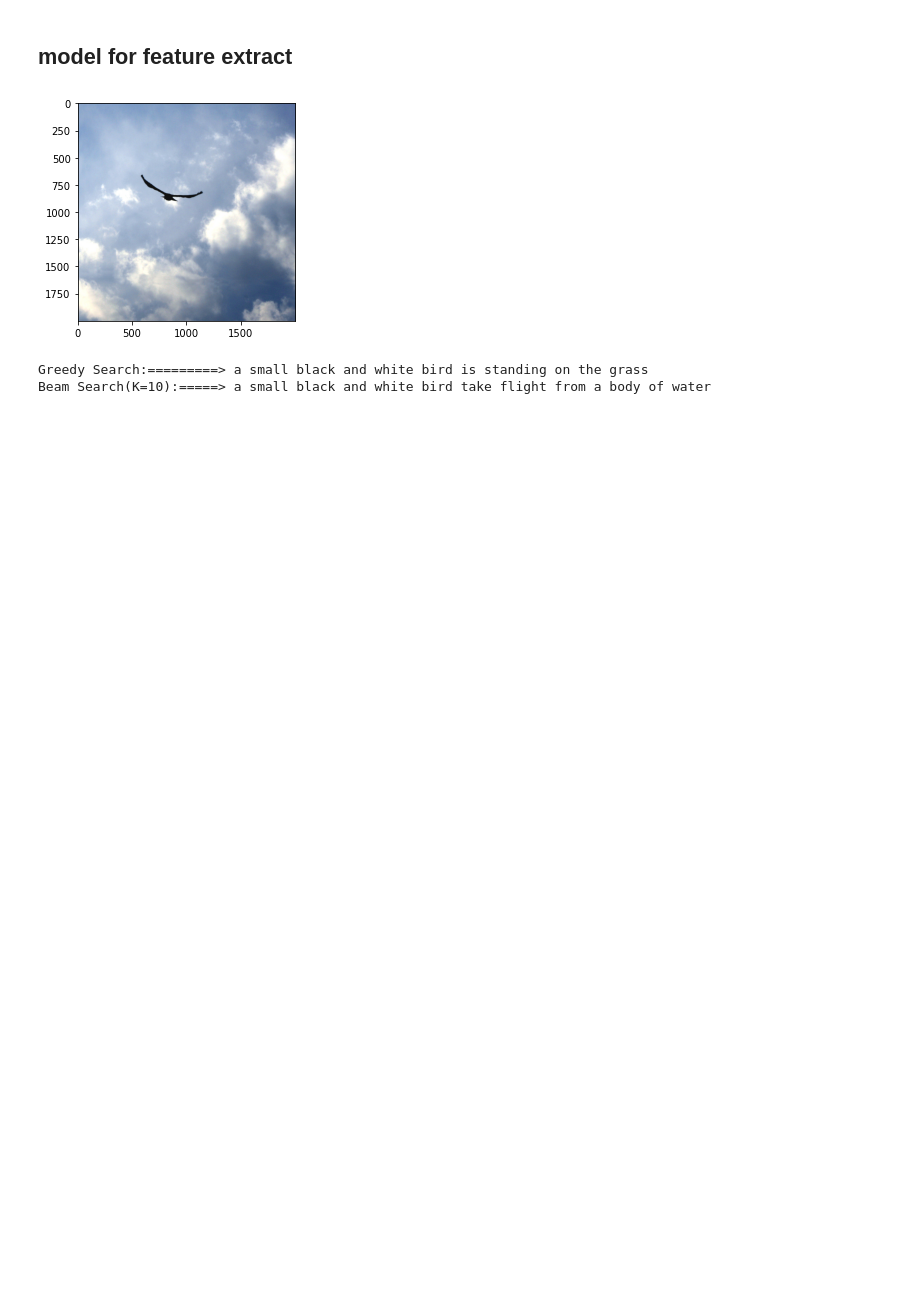
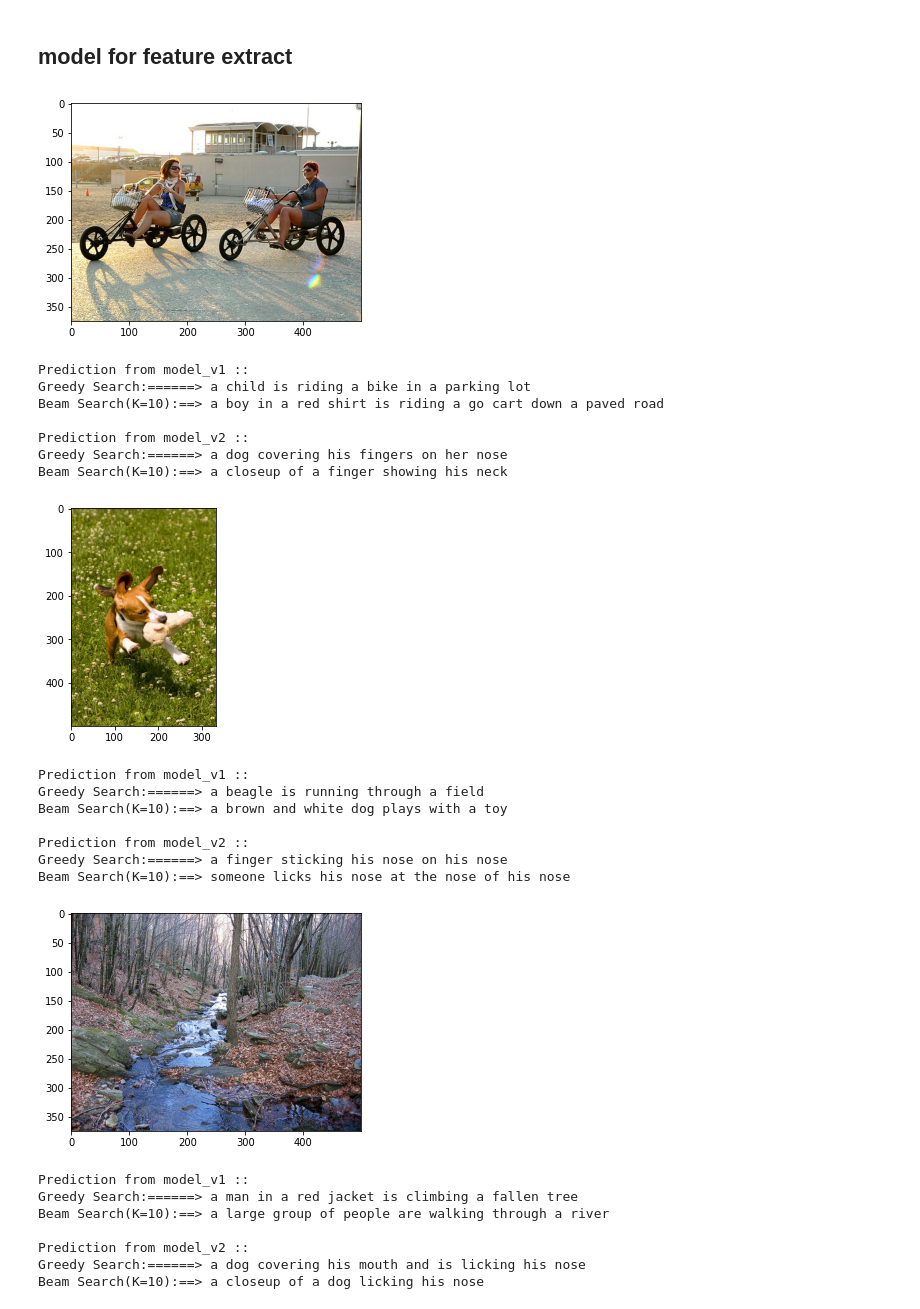
Before and after one commit to gdscnitp/The-Visual-Aide, a Jupyter notebook: sourcecode/Model/forPrediction.ipynb, the cells around one changed output. Saved outputs shown, nothing was run; the diff lists cells and outputs as text; code cells hidden in the pictures; blank space fills up the shorter version.

```diff
--- a/sourcecode/Model/forPrediction.ipynb
+++ b/sourcecode/Model/forPrediction.ipynb
@@ -53,10 +66,23 @@ def preprocess(image_path):
     x = np.expand_dims(x, axis=0)
     x = preprocess_input(x)
     return x
+
+def preprocess2(image_path):
+    img = image.load_img(image_path, target_size=(224, 224))
+    x = image.img_to_array(img)
+    x = np.expand_dims(x, axis=0)
+    x = keras.applications.resnet_v2.preprocess_input(x)
+    return x
 # %%
 def encode(image_byme):
     image = preprocess(image_byme)
-    fea_vec = model_featureExtr.predict(image)
+    fea_vec = model_incv3_v1.predict(image)
     fea_vec = np.reshape(fea_vec, fea_vec.shape[1])
     return fea_vec
+
+def encode2(image):
+    image = preprocess2(image)
+    fea_vec = model_rnv2_v1.predict(image)
+    fea_vec = np.reshape(fea_vec, fea_vec.shape[1])
+    return fea_vec
 # %%
@@ -117,16 +199,47 @@ def beam_search_predictions(image, beam_index = 3):
-# %%
-image_byme = '../testingImage/singlebird.jpg'
-
-encoded_img = encode(image_byme)
-encoded_img = encoded_img.reshape(1,2048)
-x=plt.imread(image_byme)
-plt.imshow(x)
-plt.show()
-# %% [output]
-[figure, removed]
-# %%
-print("Greedy Search:=========>",greedySearch(encoded_img))
-print("Beam Search(K=10):=====>",beam_search_predictions(encoded_img, beam_index = 10))
-# %% [output]
-Greedy Search:=========> a small black and white bird is standing on the grass
-Beam Search(K=10):=====> a small black and white bird take flight from a body of water
+# %%
+image_name = os.listdir(r"../testingImage/")
+image_path = '../testingImage/'
+# %%
+for oneimg in image_name:
+    full_img_path = image_path+str(oneimg)
+
+    encoded_img1 = encode( full_img_path )
+    encoded_img1 = encoded_img1.reshape(1,2048)
+    encoded_img2 = encode2( full_img_path )
+    encoded_img2 = encoded_img2.reshape(1,2048)
+
+    x = plt.imread(full_img_path)
+    plt.imshow(x)
+    plt.show()
+    print("Prediction from model_v1 ::")
+    print("Greedy Search:======>",greedySearch_v1(encoded_img1,caption_model_v1))
+    print("Beam Search(K=10):==>",beam_search_predictions_v1(encoded_img1,caption_model_v1, beam_index = 10))
+
+    print("\nPrediction from model_v2 ::")
+    print("Greedy Search:======>",greedySearch_v2(encoded_img1, encoded_img2, caption_model_v2))
+    print("Beam Search(K=10):==>",beam_search_predictions_v2(encoded_img1, encoded_img2, caption_model_v2, beam_index = 10))
+# %% [output]
+[figure, added]
+Prediction from model_v1 ::
+Greedy Search:======> a child is riding a bike in a parking lot
+Beam Search(K=10):==> a boy in a red shirt is riding a go cart down a paved road
+
+Prediction from model_v2 ::
+Greedy Search:======> a dog covering his fingers on her nose
+Beam Search(K=10):==> a closeup of a finger showing his neck
+[figure, added]
+Prediction from model_v1 ::
+Greedy Search:======> a beagle is running through a field
+Beam Search(K=10):==> a brown and white dog plays with a toy
+
+Prediction from model_v2 ::
+Greedy Search:======> a finger sticking his nose on his nose
+Beam Search(K=10):==> someone licks his nose at the nose of his nose
+[figure, added]
+Prediction from model_v1 ::
+Greedy Search:======> a man in a red jacket is climbing a fallen tree
+Beam Search(K=10):==> a large group of people are walking through a river
+
+Prediction from model_v2 ::
+Greedy Search:======> a dog covering his mouth and is licking his nose
+Beam Search(K=10):==> a closeup of a dog licking his nose
```
Also changed, not shown: parts of 12 cells of this notebook, 24 other files.
